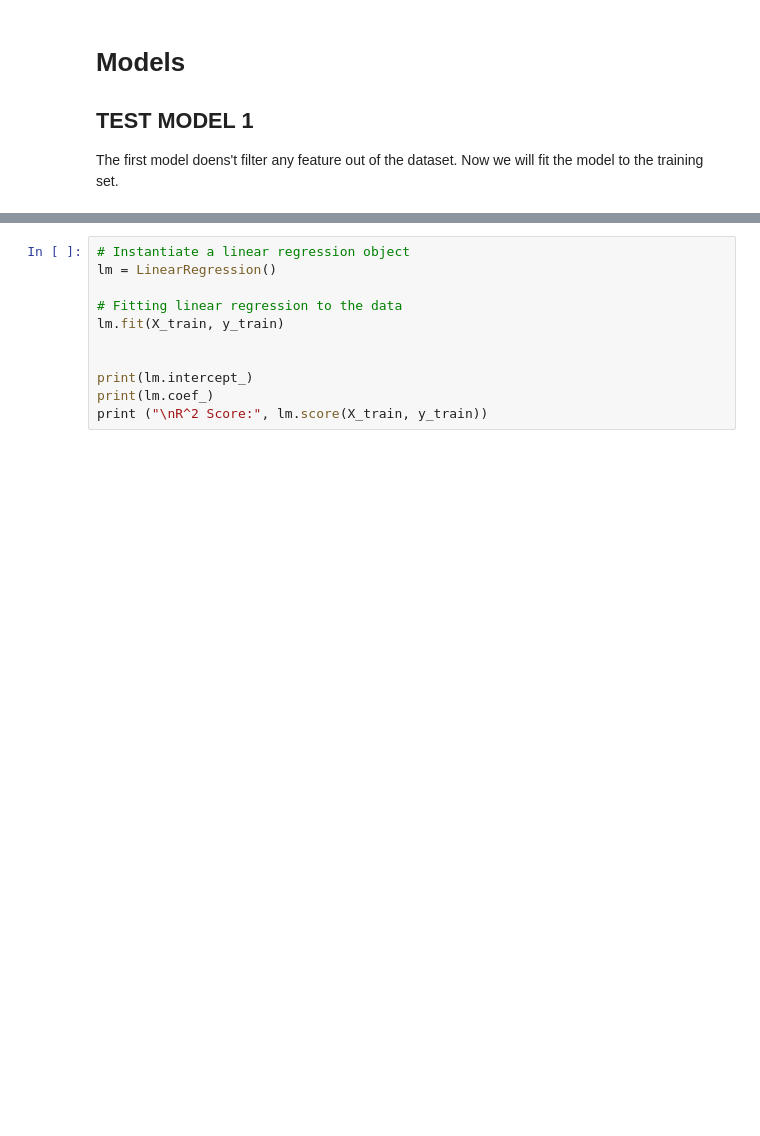
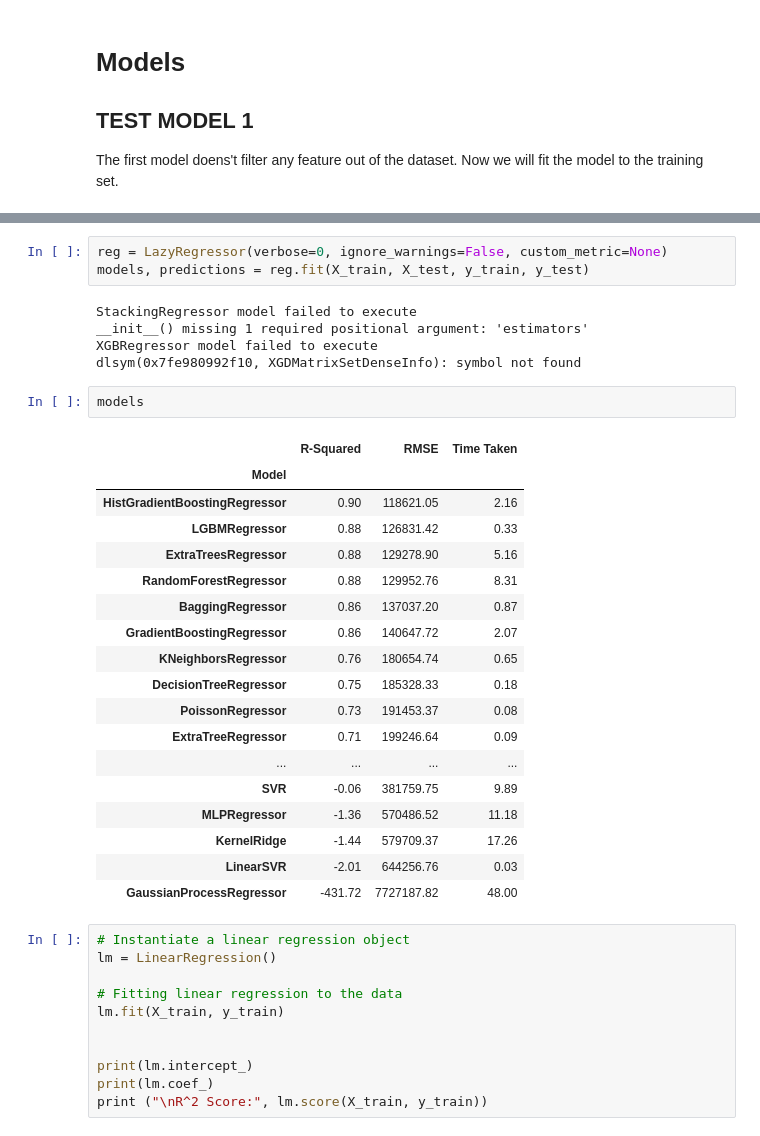
Before and after one commit to Ismaeltrevi/house-price-prediction, a Jupyter notebook: KingsCountyHousingPrices.ipynb, the cells around one changed output, grey strips where cells are left out. Cells and saved outputs as stored; diff of their text form; blank space fills up the shorter version.

Commit message:
new model with rmse of 118621.05

```diff
--- a/KingsCountyHousingPrices.ipynb
+++ b/KingsCountyHousingPrices.ipynb
@@ -870,3 +876,32 @@ The first model doens't filter any feature out of the dataset. Now we will fit t
+# %%
+reg = LazyRegressor(verbose=0, ignore_warnings=False, custom_metric=None)
+models, predictions = reg.fit(X_train, X_test, y_train, y_test)
+# %% [output]
+StackingRegressor model failed to execute
+__init__() missing 1 required positional argument: 'estimators'
+XGBRegressor model failed to execute
+dlsym(0x7fe980992f10, XGDMatrixSetDenseInfo): symbol not found
+# %%
+models
+# %% [output]
+|  | R-Squared | RMSE | Time Taken |
+| Model |  |  |  |
+| HistGradientBoostingRegressor | 0.90 | 118621.05 | 2.16 |
+| LGBMRegressor | 0.88 | 126831.42 | 0.33 |
+| ExtraTreesRegressor | 0.88 | 129278.90 | 5.16 |
+| RandomForestRegressor | 0.88 | 129952.76 | 8.31 |
+| BaggingRegressor | 0.86 | 137037.20 | 0.87 |
+| GradientBoostingRegressor | 0.86 | 140647.72 | 2.07 |
+| KNeighborsRegressor | 0.76 | 180654.74 | 0.65 |
+| DecisionTreeRegressor | 0.75 | 185328.33 | 0.18 |
+| PoissonRegressor | 0.73 | 191453.37 | 0.08 |
+| ExtraTreeRegressor | 0.71 | 199246.64 | 0.09 |
+| ... | ... | ... | ... |
+| SVR | -0.06 | 381759.75 | 9.89 |
+| MLPRegressor | -1.36 | 570486.52 | 11.18 |
+| KernelRidge | -1.44 | 579709.37 | 17.26 |
+| LinearSVR | -2.01 | 644256.76 | 0.03 |
+| GaussianProcessRegressor | -431.72 | 7727187.82 | 48.00 |
 # %%
 # Instantiate a linear regression object
 lm = LinearRegression()
```
Also changed, not shown: parts of 8 cells of this notebook, 1 other file.
